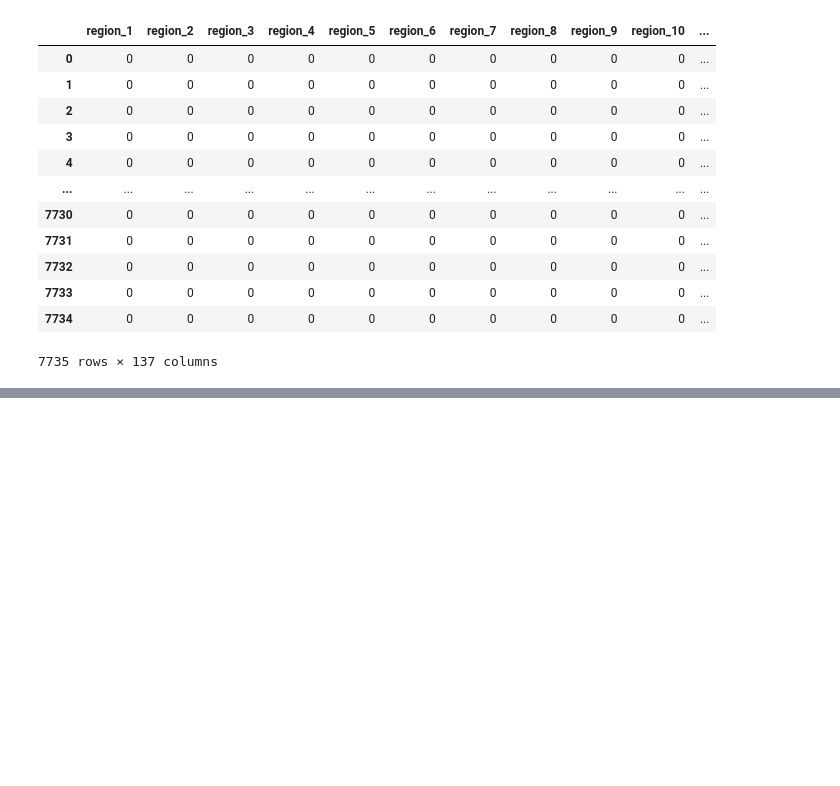
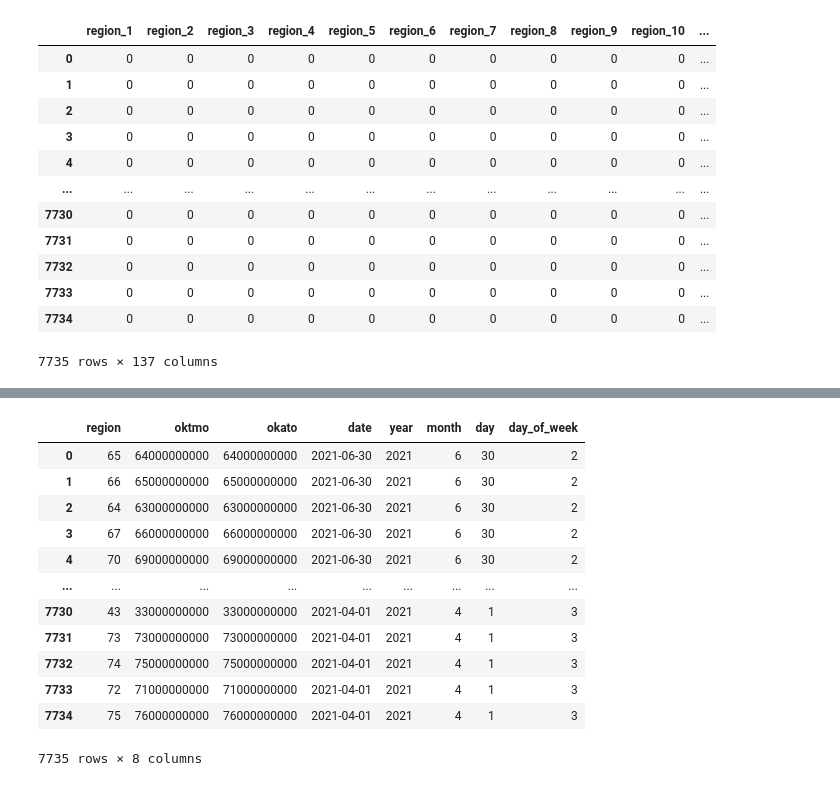
Before and after one commit to grigoriizharkov/All-Cups, a Jupyter notebook: task1/Average prices.ipynb, the cells around one changed output, grey strips where cells are left out. Saved outputs shown, nothing was run; the diff lists cells and outputs as text; code cells hidden in the pictures; blank space fills up the shorter version.

```diff
--- a/task1/Average prices.ipynb
+++ b/task1/Average prices.ipynb
@@ -413,0 +401,17 @@ make_prediction(models, X_test, second)
+# %%
+test = test.drop(numeric_columns, axis=1)
+test
+# %% [output]
+|  | region | oktmo | okato | date | year | month | day | day_of_week |
+| 0 | 65 | 64000000000 | 64000000000 | 2021-06-30 | 2021 | 6 | 30 | 2 |
+| 1 | 66 | 65000000000 | 65000000000 | 2021-06-30 | 2021 | 6 | 30 | 2 |
+| 2 | 64 | 63000000000 | 63000000000 | 2021-06-30 | 2021 | 6 | 30 | 2 |
+| 3 | 67 | 66000000000 | 66000000000 | 2021-06-30 | 2021 | 6 | 30 | 2 |
+| 4 | 70 | 69000000000 | 69000000000 | 2021-06-30 | 2021 | 6 | 30 | 2 |
+| ... | ... | ... | ... | ... | ... | ... | ... | ... |
+| 7730 | 43 | 33000000000 | 33000000000 | 2021-04-01 | 2021 | 4 | 1 | 3 |
+| 7731 | 73 | 73000000000 | 73000000000 | 2021-04-01 | 2021 | 4 | 1 | 3 |
+| 7732 | 74 | 75000000000 | 75000000000 | 2021-04-01 | 2021 | 4 | 1 | 3 |
+| 7733 | 72 | 71000000000 | 71000000000 | 2021-04-01 | 2021 | 4 | 1 | 3 |
+| 7734 | 75 | 76000000000 | 76000000000 | 2021-04-01 | 2021 | 4 | 1 | 3 |
+7735 rows × 8 columns
```
Also changed, not shown: parts of 17 cells of this notebook, 1 other file.
